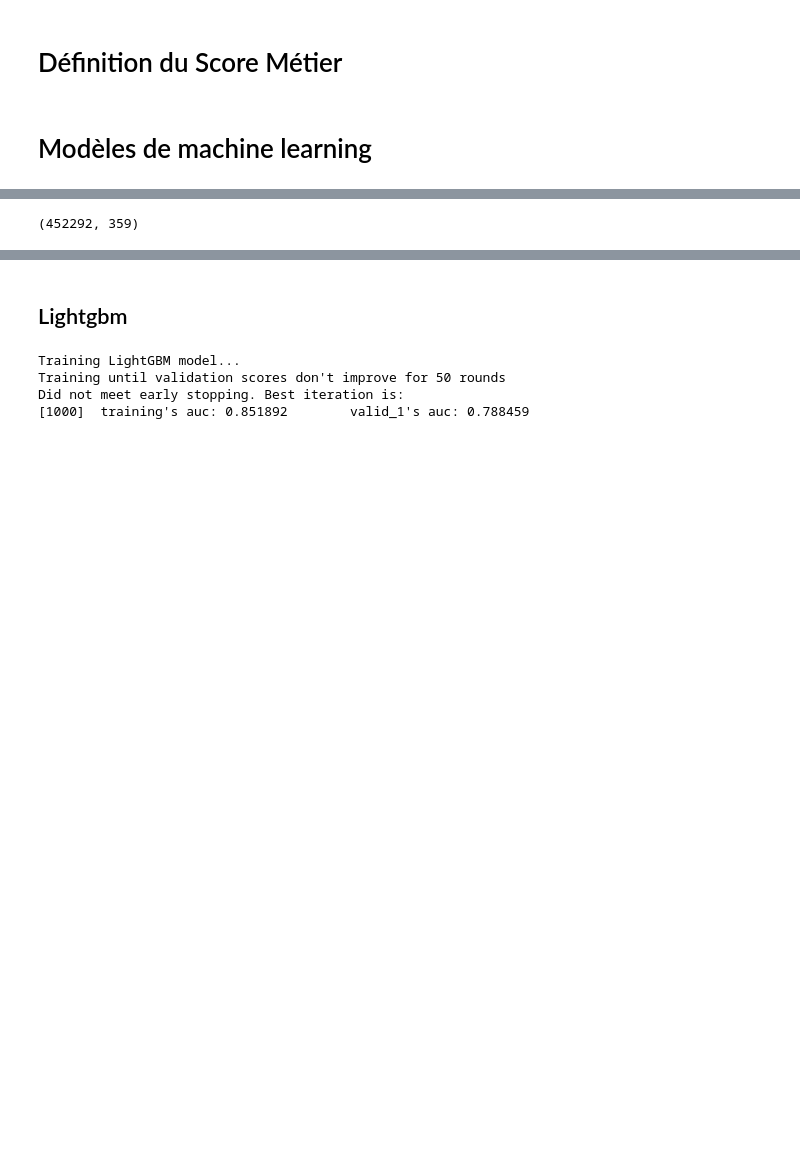
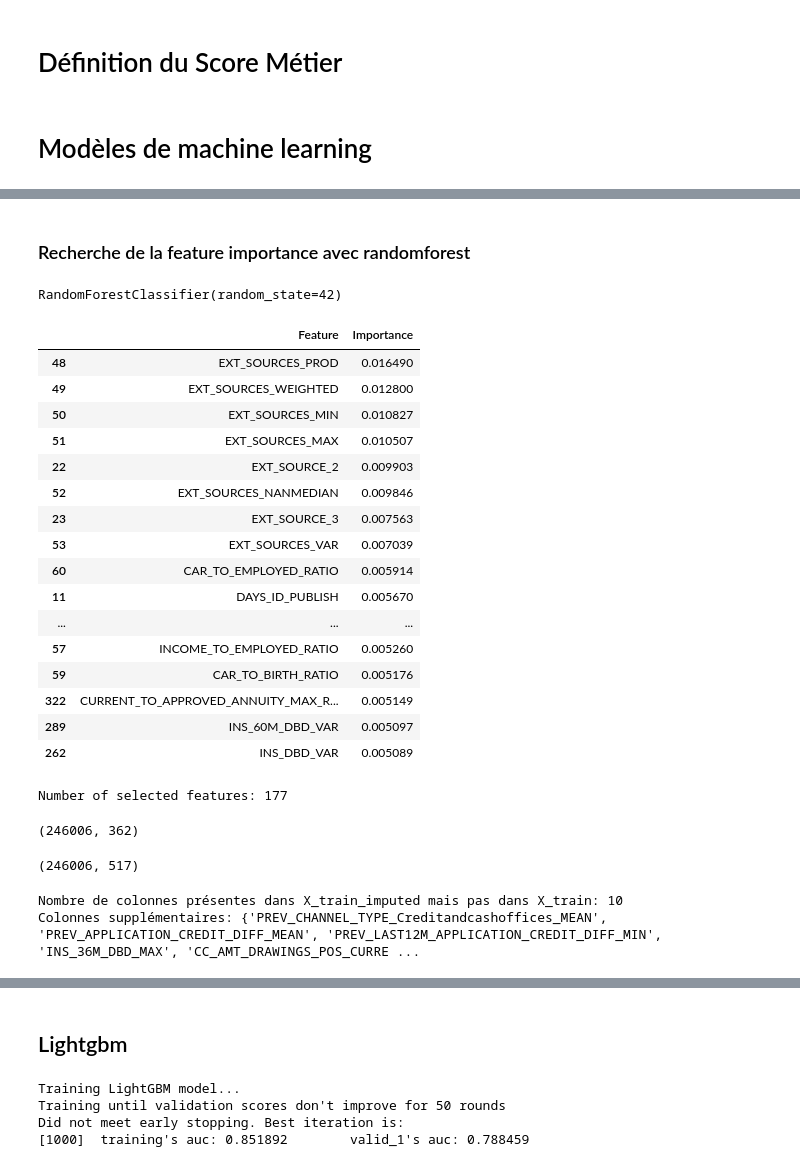
Before and after one commit to Stely-data/OC-Projet-7, a Jupyter notebook: Deveau_Estelle_2_notebook_Modelisation_052024.ipynb, the cells around one changed output, grey strips where cells are left out. Saved outputs shown, nothing was run; the diff lists cells and outputs as text; code cells hidden in the pictures; blank space fills up the shorter version.

```diff
--- a/Deveau_Estelle_2_notebook_Modelisation_052024.ipynb
+++ b/Deveau_Estelle_2_notebook_Modelisation_052024.ipynb
@@ -573,4 +519,4 @@ train_transformed_resampled.shape
 # %%
-train_df_cleaned, high_corr_features = remove_highly_correlated_features(train_transformed_SMOTE, threshold=0.9)
+train_imputed_cleaned, high_corr_features = remove_highly_correlated_features(train_imputed_transformed, threshold=0.9)
 print(f"Variables très corrélées supprimées: {len(high_corr_features)}")
 # %% [output]
@@ -605,10 +545,64 @@ test_transformed_cleaned = test_transformed_cleaned[train_df_cleaned_columns]
 # %%
 # Séparer les features et la cible
-X_train_rl = train_df_cleaned.drop('TARGET', axis=1)
-y_train_rl = train_transformed_SMOTE['TARGET']
-X_test_rl = test_transformed_cleaned.drop('TARGET', axis=1)
-y_test_rl = test_transformed_cleaned['TARGET']
+X_train_imputed = train_imputed_cleaned.drop(columns=['TARGET'])
+y_train_imputed = train_imputed_cleaned['TARGET']
+X_test_imputed = test_imputed_cleaned.drop(columns=['TARGET'])
+y_test_imputed = test_imputed_cleaned['TARGET']
-# %%
-X_train_rl.shape
-# %% [output]
-(452292, 359)
+# %% [markdown]
+### Recherche de la feature importance avec randomforest
+# %%
+rf = RandomForestClassifier(n_estimators=100, random_state=42)
+rf.fit(X_train_imputed, y_train_imputed)
+# %% [output]
+RandomForestClassifier(random_state=42)
+# %%
+# Obtenir les importances des features
+importances = rf.feature_importances_
+
+feature_importances = pd.DataFrame({'Feature': X_train_imputed.columns, 'Importance': importances})
+feature_importances = feature_importances.sort_values(by='Importance', ascending=False)
+# %%
+feature_importances.head(20)
+# %% [output]
+|  | Feature | Importance |
+| 48 | EXT_SOURCES_PROD | 0.016490 |
+| 49 | EXT_SOURCES_WEIGHTED | 0.012800 |
+| 50 | EXT_SOURCES_MIN | 0.010827 |
+| 51 | EXT_SOURCES_MAX | 0.010507 |
+| 22 | EXT_SOURCE_2 | 0.009903 |
+| 52 | EXT_SOURCES_NANMEDIAN | 0.009846 |
+| 23 | EXT_SOURCE_3 | 0.007563 |
+| 53 | EXT_SOURCES_VAR | 0.007039 |
+| 60 | CAR_TO_EMPLOYED_RATIO | 0.005914 |
+| 11 | DAYS_ID_PUBLISH | 0.005670 |
+| ... | ... | ... |
+| 57 | INCOME_TO_EMPLOYED_RATIO | 0.005260 |
+| 59 | CAR_TO_BIRTH_RATIO | 0.005176 |
+| 322 | CURRENT_TO_APPROVED_ANNUITY_MAX_R... | 0.005149 |
+| 289 | INS_60M_DBD_VAR | 0.005097 |
+| 262 | INS_DBD_VAR | 0.005089 |
+# %%
+# Sélectionner les features les plus importantes au-dessus de la moyenne
+threshold = feature_importances['Importance'].mean()
+selected_features = feature_importances[feature_importances['Importance'] > threshold]['Feature']
+
+#print(f"Selected Features: {selected_features.values}")
+print(f"Number of selected features: {len(selected_features)}")
+# %% [output]
+Number of selected features: 177
+# %%
+X_train_imputed.shape
+# %% [output]
+(246006, 362)
+# %%
+X_train.shape
+# %% [output]
+(246006, 517)
+# %%
+# Déterminer les colonnes présentes dans X_train_imputed mais pas dans X_train
+extra_columns = set(X_train_imputed.columns) - set(X_train.columns)
+print(f"Nombre de colonnes présentes dans X_train_imputed mais pas dans X_train: {len(extra_columns)}")
+print(f"Colonnes supplémentaires: {extra_columns}")
+# %% [output]
+Nombre de colonnes présentes dans X_train_imputed mais pas dans X_train: 10
+Colonnes supplémentaires: {'PREV_CHANNEL_TYPE_Creditandcashoffices_MEAN', 'PREV_APPLICATION_CREDIT_DIFF_MEAN', 'PREV_LAST12M_APPLICATION_CREDIT_DIFF_MIN', 'INS_36M_DBD_MAX', 'CC_AMT_DRAWINGS_POS_CURRE ...
```
Also changed, not shown: parts of 44 cells of this notebook, 1 other file.
